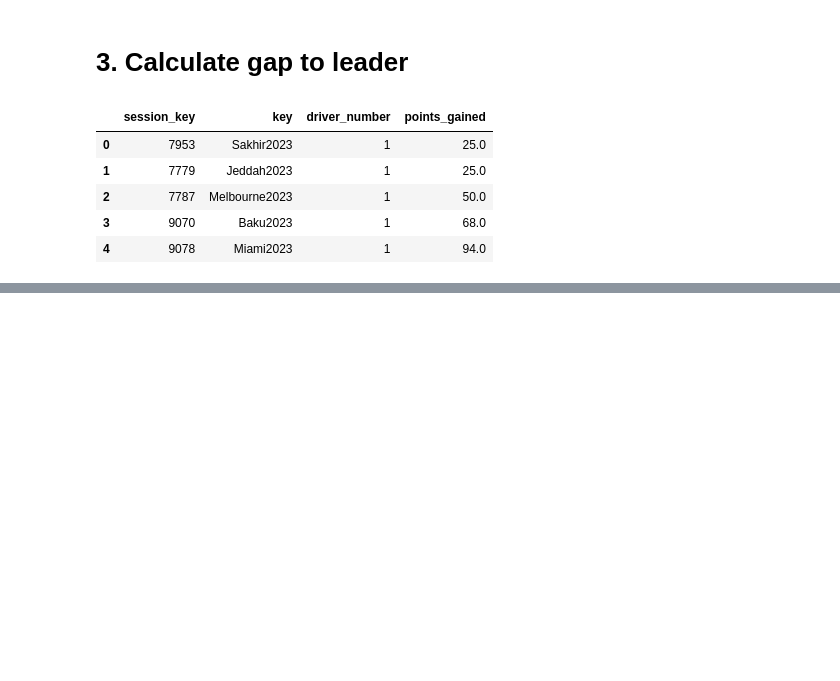
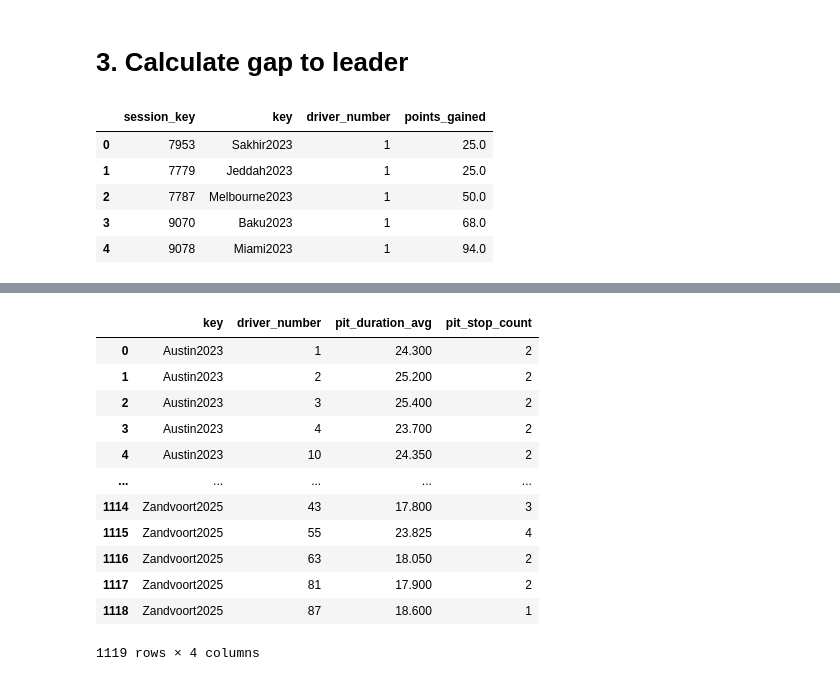
Before and after one commit to Grzegosh/Portfolio, a Jupyter notebook: F1/exploration.ipynb, the cells around one changed output, grey strips where cells are left out. Drawn from its saved outputs; the diff is of its cells as text; code cells hidden in the pictures; blank space fills up the shorter version.

```diff
--- a/F1/exploration.ipynb
+++ b/F1/exploration.ipynb
@@ -282,0 +334,2 @@ DIMS.dim_sessions()
+# %%
+fact_pit_stops = FACTS.fact_pit_stops()
@@ -282,0 +345,6 @@ DIMS.dim_sessions()
+# %%
+dim_session = DIMS.dim_sessions()
+dim_session = dim_session[dim_session["session_name"]=="Race"]
+needed_cols = ["key", "session_key"]
+dim_session = dim_session[needed_cols]
+dim_session
@@ -282,0 +381,24 @@ DIMS.dim_sessions()
+# %%
+merged = dim_session.merge(
+    fact_pit_stops,
+    on = "session_key"
+)
+# %%
+merged.groupby(["key", "driver_number"]).agg(
+    pit_duration_avg=("pit_duration", "mean"),
+    pit_stop_count=("driver_number", "count")
+).reset_index()
+# %% [output]
+|  | key | driver_number | pit_duration_avg | pit_stop_count |
+| 0 | Austin2023 | 1 | 24.300 | 2 |
+| 1 | Austin2023 | 2 | 25.200 | 2 |
+| 2 | Austin2023 | 3 | 25.400 | 2 |
+| 3 | Austin2023 | 4 | 23.700 | 2 |
+| 4 | Austin2023 | 10 | 24.350 | 2 |
+| ... | ... | ... | ... | ... |
+| 1114 | Zandvoort2025 | 43 | 17.800 | 3 |
+| 1115 | Zandvoort2025 | 55 | 23.825 | 4 |
+| 1116 | Zandvoort2025 | 63 | 18.050 | 2 |
+| 1117 | Zandvoort2025 | 81 | 17.900 | 2 |
+| 1118 | Zandvoort2025 | 87 | 18.600 | 1 |
+1119 rows × 4 columns
```
Also changed, not shown: parts of 8 cells of this notebook, 3 other files.
